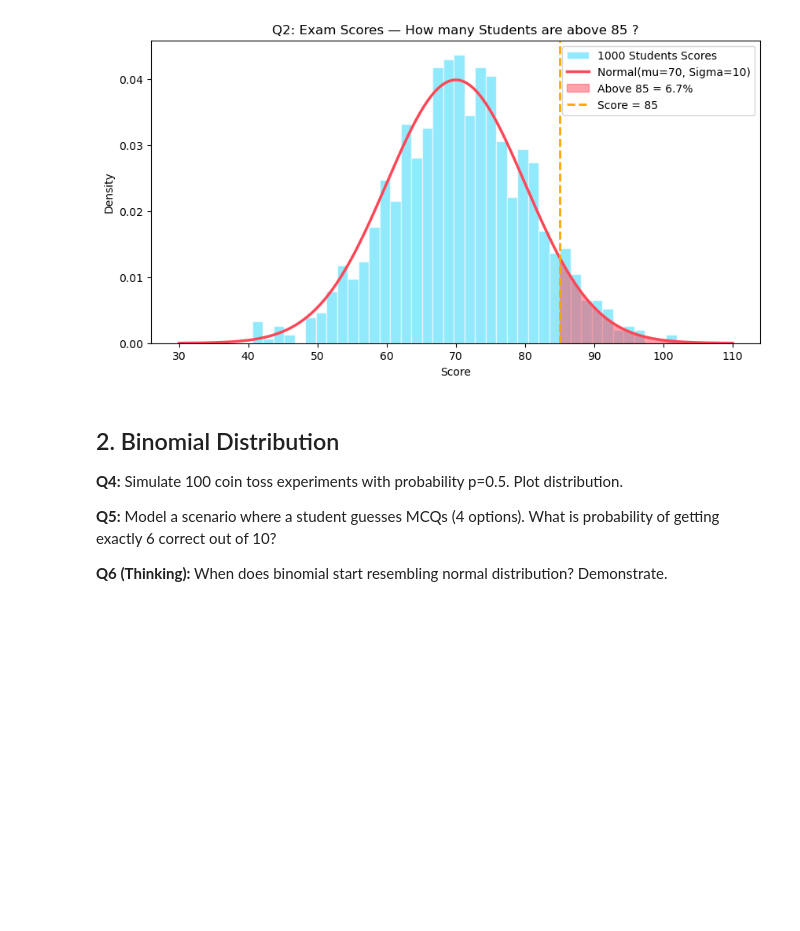
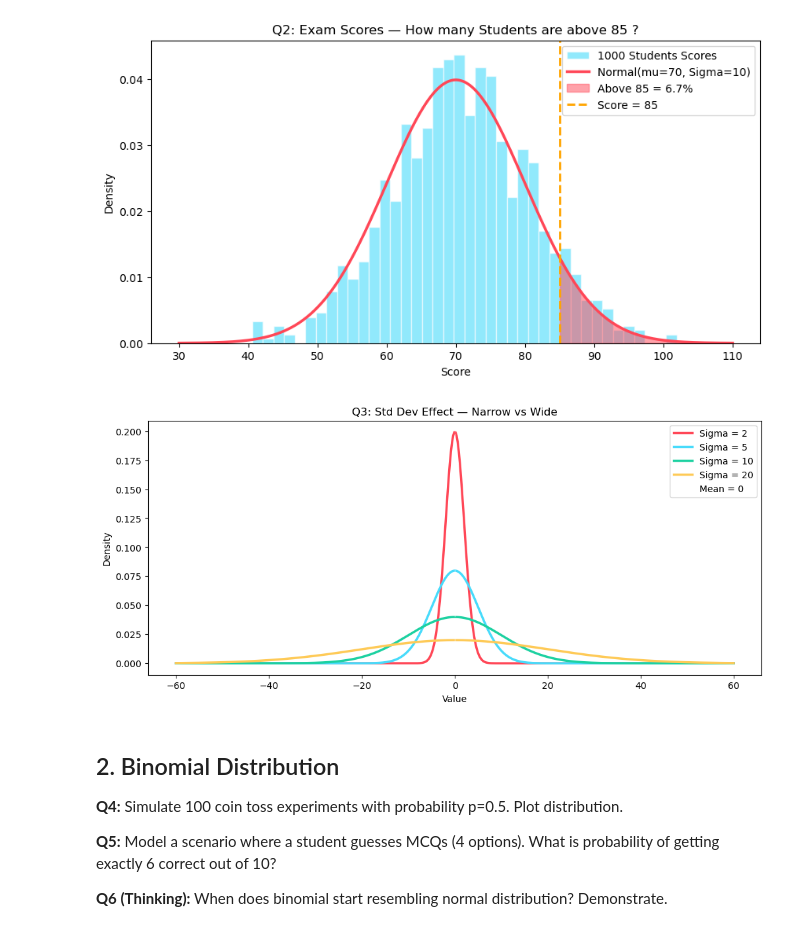
Before and after one commit to tashfeen786/AI-ML-BootCamp, a Jupyter notebook: NETSOL WORK/Week_4/probability_questions_extended.ipynb, the cells around one changed output. Saved outputs shown, nothing was run; the diff lists cells and outputs as text; code cells hidden in the pictures; blank space fills up the shorter version.

```diff
--- a/NETSOL WORK/Week_4/probability_questions_extended.ipynb
+++ b/NETSOL WORK/Week_4/probability_questions_extended.ipynb
@@ -152,6 +152,44 @@ plt.legend()
 plt.show()
 # %% [output]
 [figure]
+# %%
+# Q3 — "How does changing standard deviation affect the spread? Visualize.
+import numpy as np
+import matplotlib.pyplot as plt
+from scipy import stats
+
+np.random.seed(42)
+
+x = np.linspace(-60, 60, 500)
+
+
+sigmas = [2, 5, 10, 20]
+
+
+colors = ['#ff4757', '#48dbfb', '#1dd1a1', '#feca57']
+# %%
+plt.figure(figsize=(12, 5))
+
+for sigma, color in zip(sigmas, colors):
+    dist = stats.norm(loc=0, scale=sigma)
+    plt.plot(x, dist.pdf(x),
+             color=color,
+             linewidth=2.5,
+             label=f'Sigma = {sigma}')
+
+plt.axvline(0, color='white',
+            linestyle='--',
+            linewidth=1,
+            alpha=0.5,
+            label='Mean = 0')
+
+plt.title('Q3: Std Dev Effect — Narrow vs Wide')
+plt.xlabel('Value')
+plt.ylabel('Density')
+plt.legend()
+plt.show()
+# %% [output]
+[figure, added]
 # %% [markdown]
 ## 2. Binomial Distribution
 
```
